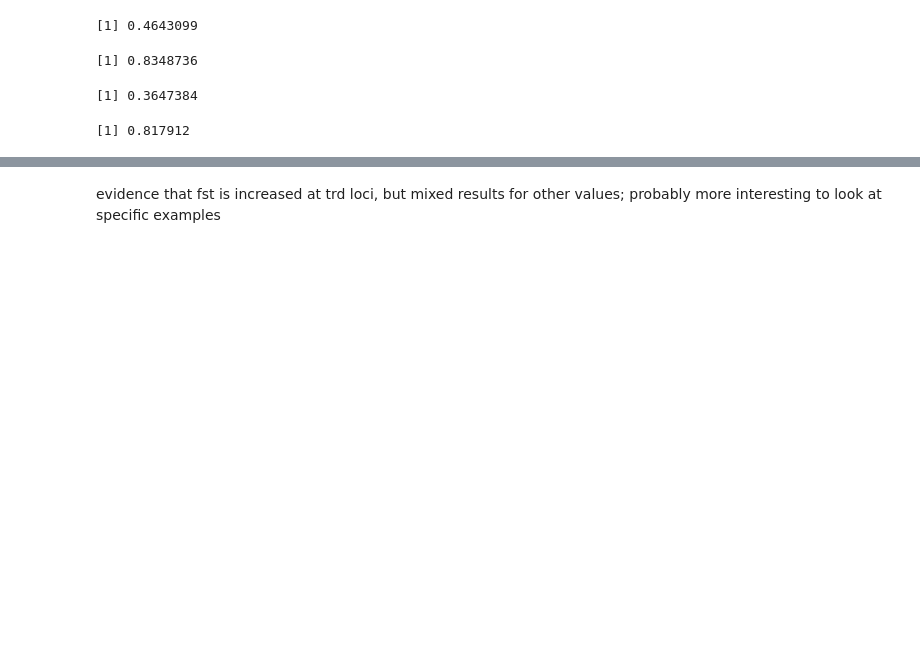
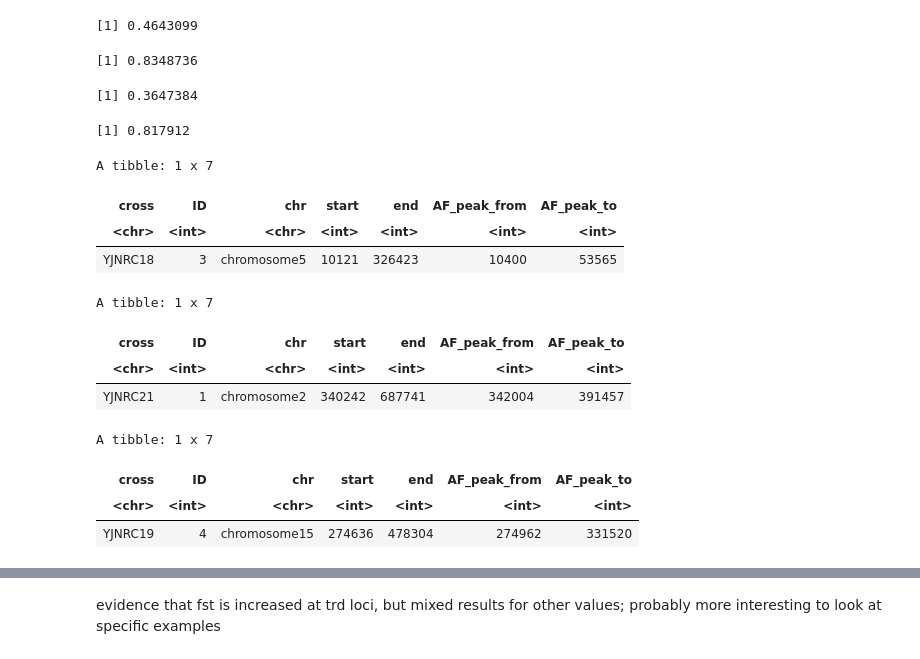
Before and after one commit to jnrunge/TRD, a Jupyter notebook: 03_GenomicSignals/03_PutItAllTogether.ipynb, the cells around one changed output, grey strips where cells are left out. Cells and saved outputs as stored; diff of their text form; code cells hidden in the pictures; blank space fills up the shorter version.

```diff
--- a/03_GenomicSignals/03_PutItAllTogether.ipynb
+++ b/03_GenomicSignals/03_PutItAllTogether.ipynb
@@ -230,9 +244,13 @@ get_and_plot_AF=function(OT_slice, plot=TRUE){
     AF_value<-mean(AF_values)
 
     # peak AF
-    AF_values_peak<-AF_values[abs(AF_values-0.5)>quantile(abs(AF_values-0.5), 0.8)]
+    AF_values_peak<-AF_values[which_values_peak<-(abs(AF_values-0.5)>quantile(abs(AF_values-0.5), 0.8))]
     AF_value_peak<-mean(AF_values_peak)
 
+    which_values_peak<-which(AF_values[which_values_peak] & AF_values_peak > AF_value_peak)
+    AF_values_peak_location<-slice(AF, which_values_peak)%>%pull(global_pos)
+    AF_values_peak_from_global<-min(AF_values_peak_location)
+    AF_values_peak_to_global<-max(AF_values_peak_location)
 
     AF_values_extended<-pull(AF_extended,AD_A1)/pull(AF_extended,sumCount)
 
@@ -255,5 +273,6 @@ get_and_plot_AF=function(OT_slice, plot=TRUE){
     }
 
     return(list(AF_value,
-               AF_lm, AF_lm_poly1, anova(AF_lm_poly1,AF_lm),AF_value_peak))
+               AF_lm, AF_lm_poly1, anova(AF_lm_poly1,AF_lm),AF_value_peak,
+               AF_values_peak_from_global, AF_values_peak_to_global))
 }
@@ -275,7 +302,7 @@ summary(get_and_plot_AF(filter(One_Table, paste(cross, ID)=="ChrisC1 9"), FALSE)
 
 # and lm stats
 
-One_Table<-mutate(One_Table, AF=NA, AF_peak=NA, AF_lm_int=NA, AF_lm_poly1=NA, AF_lm_poly2=NA, AF_lm_r2=NA, AF_lm_anova=NA, AF_lm_anova_RSS=NA, AF_lm_poly1_1=NA,
+One_Table<-mutate(One_Table, AF=NA, AF_peak=NA, AF_peak_from=NA, AF_peak_to=NA, AF_lm_int=NA, AF_lm_poly1=NA, AF_lm_poly2=NA, AF_lm_r2=NA, AF_lm_anova=NA, AF_lm_anova_RSS=NA, AF_lm_poly1_1=NA,
                  AF_lm_resid_median=NA)
 
 for(i in 1:nrow(One_Table)){
@@ -286,10 +313,14 @@ for(i in 1:nrow(One_Table)){
     AF_lm_p1<-AF_values[[3]]
     AF_lm_anova_val<-AF_values[[4]]
     AF_value_peak<-AF_values[[5]]
+    AF_values_peak_from_global<-AF_values[[6]]
+    AF_values_peak_to_global<-AF_values[[7]]
 
     One_Table<-mutate(One_Table, AF=ifelse(ID==pull(OT_slice,ID) & cross == pull(OT_slice, cross),
                                            AF_value, AF), AF_peak=ifelse(ID==pull(OT_slice,ID) & cross == pull(OT_slice, cross),
-                                           AF_value_peak, AF_peak),
+                                           AF_value_peak, AF_peak),AF_peak_from=ifelse(ID==pull(OT_slice,ID) & cross == pull(OT_slice, cross),
+                                           AF_values_peak_from_global, AF_peak_from),AF_peak_to=ifelse(ID==pull(OT_slice,ID) & cross == pull(OT_slice, cross),
+                                           AF_values_peak_to_global, AF_peak_to),
                      AF_lm_int=ifelse(ID==pull(OT_slice,ID) & cross == pull(OT_slice, cross),AF_lm$coefficients[1],
                               AF_lm_int),
                      AF_lm_poly1=ifelse(ID==pull(OT_slice,ID) & cross == pull(OT_slice, cross),AF_lm$coefficients[2],
@@ -791,3 +822,22 @@ t.test(filter(LP_summary, Distorter==FALSE&strongest==TRUE, name == "PCA_eucldis
 [1] 0.8348736
 [1] 0.3647384
 [1] 0.817912
+# %%
+# examples for Anne
+
+filter(One_Table, start==10121, end == 326423)%>%mutate(AF_peak_from=AF_peak_from-(global_start-start),AF_peak_to=AF_peak_to-(global_start-start))%>%select(cross,ID,chr,start,end,AF_peak_from,AF_peak_to)
+filter(One_Table, start==340242, end == 687741)%>%mutate(AF_peak_from=AF_peak_from-(global_start-start),AF_peak_to=AF_peak_to-(global_start-start))%>%select(cross,ID,chr,start,end,AF_peak_from,AF_peak_to)
+filter(One_Table, start==274636, end == 478304)%>%mutate(AF_peak_from=AF_peak_from-(global_start-start),AF_peak_to=AF_peak_to-(global_start-start))%>%select(cross,ID,chr,start,end,AF_peak_from,AF_peak_to)
+# %% [output]
+A tibble: 1 x 7
+| cross | ID | chr | start | end | AF_peak_from | AF_peak_to |
+| <chr> | <int> | <chr> | <int> | <int> | <int> | <int> |
+| YJNRC18 | 3 | chromosome5 | 10121 | 326423 | 10400 | 53565 |
+A tibble: 1 x 7
+| cross | ID | chr | start | end | AF_peak_from | AF_peak_to |
+| <chr> | <int> | <chr> | <int> | <int> | <int> | <int> |
+| YJNRC21 | 1 | chromosome2 | 340242 | 687741 | 342004 | 391457 |
+A tibble: 1 x 7
+| cross | ID | chr | start | end | AF_peak_from | AF_peak_to |
+| <chr> | <int> | <chr> | <int> | <int> | <int> | <int> |
+| YJNRC19 | 4 | chromosome15 | 274636 | 478304 | 274962 | 331520 |
```
Also changed, not shown: parts of 32 cells of this notebook.
